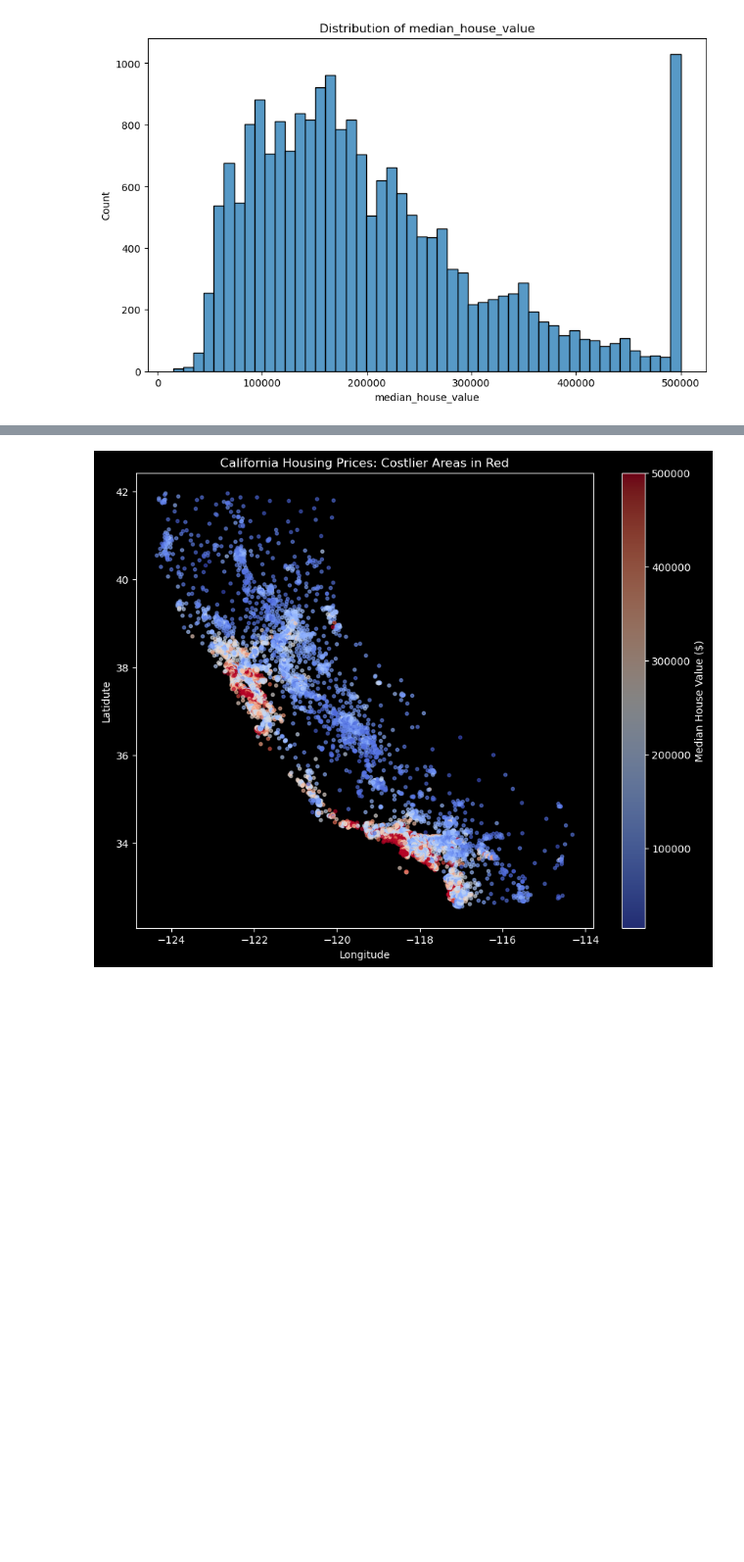
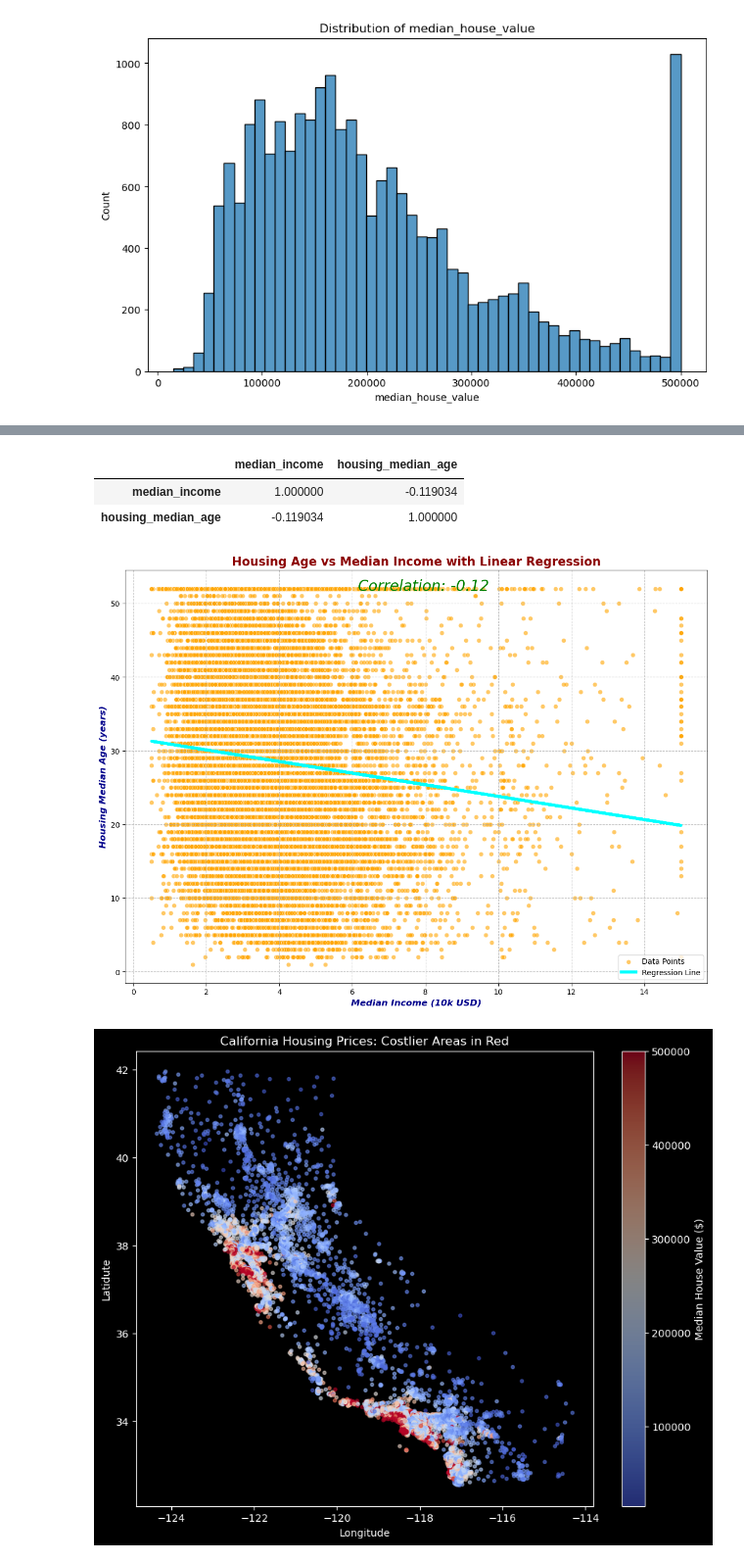
Before and after one commit to k22delafuente/Project_1_G2, a Jupyter notebook: CA_Housing_Data.ipynb, the cells around one changed output, grey strips where cells are left out. Shown at 98% size. Cells and saved outputs as stored; diff of their text form; code cells hidden in the pictures; blank space fills up the shorter version.

```diff
--- a/CA_Housing_Data.ipynb
+++ b/CA_Housing_Data.ipynb
@@ -288,5 +289,55 @@ for _, row in top_density_areas.iterrows():
 california_map
 # %% [output]
 [interactive output not drawn]
+# %%
+#Calculate correlation between median income and median housing age
+correlation= ca_housing_data[["median_income","housing_median_age"]].corr()
+correlation
+# %% [output]
+|  | median_income | housing_median_age |
+| median_income | 1.000000 | -0.119034 |
+| housing_median_age | -0.119034 | 1.000000 |
+# %%
+# Prepare data for regression
+X = ca_housing_data['median_income']
+y = ca_housing_data['housing_median_age']
+
+# Add a constant for the intercept
+X = sm.add_constant(X)
+
+# Fit the regression model
+model = sm.OLS(y, X).fit()
+
+# Get regression line values
+ca_housing_data['regression_line'] = model.predict(X)
+
+# Create scatter plot with regression line
+plt.figure(figsize=(14,10))
+sns.scatterplot(data=ca_housing_data, x='median_income', y='housing_median_age', alpha=0.6, color="orange", label="Data Points")
+
+# Plot regression line
+plt.plot(ca_housing_data['median_income'], ca_housing_data['regression_line'], color='cyan', linewidth=4, label="Regression Line")
+
+# Add title and labels with formatting
+plt.title('Housing Age vs Median Income with Linear Regression', fontsize=16, fontweight='bold', color='darkred')
+plt.xlabel('Median Income (10k USD)', fontsize=12, fontweight='bold', fontstyle='italic', color='darkblue')
+plt.ylabel('Housing Median Age (years)', fontsize=12, fontweight='bold', fontstyle='italic', color='darkblue')
+
+# Customize tick labels
+plt.xticks(fontsize=10, color='black')
+plt.yticks(fontsize=10, color='black')
+
+# Display correlation on plot
+correlation = ca_housing_data['median_income'].corr(ca_housing_data['housing_median_age'])
+plt.annotate(f'Correlation: {correlation:.2f}', xy=(.40,.95), xycoords='axes fraction', fontsize=20, fontstyle='italic',color='green')
+
+# Add grid and legend
+plt.grid(True, linestyle='--', alpha=0.8)
+plt.legend()
+
+# Show the plot
+plt.show()
+# %% [output]
+[figure, added]
 # %%
 plt.style.use('dark_background')
```
Also changed, not shown: parts of 2 cells of this notebook, 2 other files.
